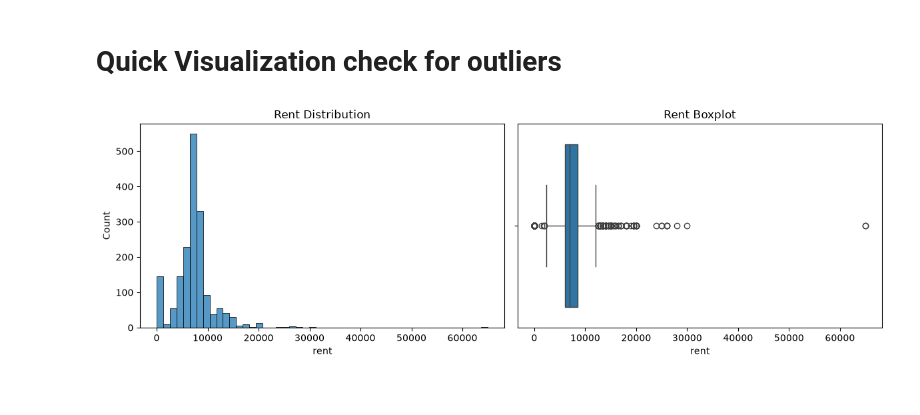
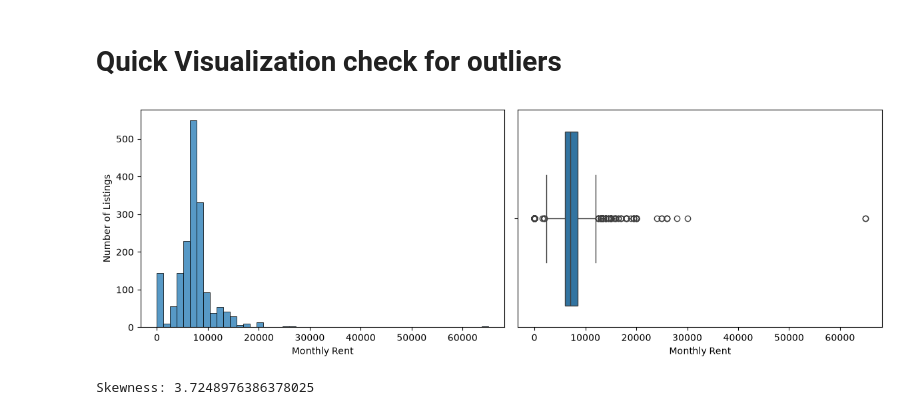
Before and after one commit to DineshMSDian/chennai-pg-price-predictor, a Jupyter notebook: Notebooks/01_eda_cleanup.ipynb, the cells around one changed output. Saved outputs shown, nothing was run; the diff lists cells and outputs as text; code cells hidden in the pictures.

```diff
--- a/Notebooks/01_eda_cleanup.ipynb
+++ b/Notebooks/01_eda_cleanup.ipynb
@@ -82,24 +279,30 @@ Name: rent, dtype: float64
 # %%
 fig, axes = plt.subplots(1, 2, figsize=(12, 4))
 
 # Histogram
 sns.histplot(
     data=df,
     x='rent',
     bins=50,
     ax = axes[0]
 )
-axes[0].set_title("Rent Distribution")
+axes[0].set_xlabel("Monthly Rent")
+axes[0].set_ylabel("Number of Listings")
 
 # Boxplot
 sns.boxplot(
     data = df,
     x = 'rent',
     ax = axes[1]
 )
-axes[1].set_title("Rent Boxplot")
+axes[1].set_xlabel("Monthly Rent")
 
 plt.tight_layout()
 plt.show()
+
+
+# Skewness
+print(f"Skewness: {df_target.skew()}")
 # %% [output]
-[figure, old version]
+[figure, new version]
+Skewness: 3.7248976386378025
```
Also changed, not shown: parts of 15 cells of this notebook.
